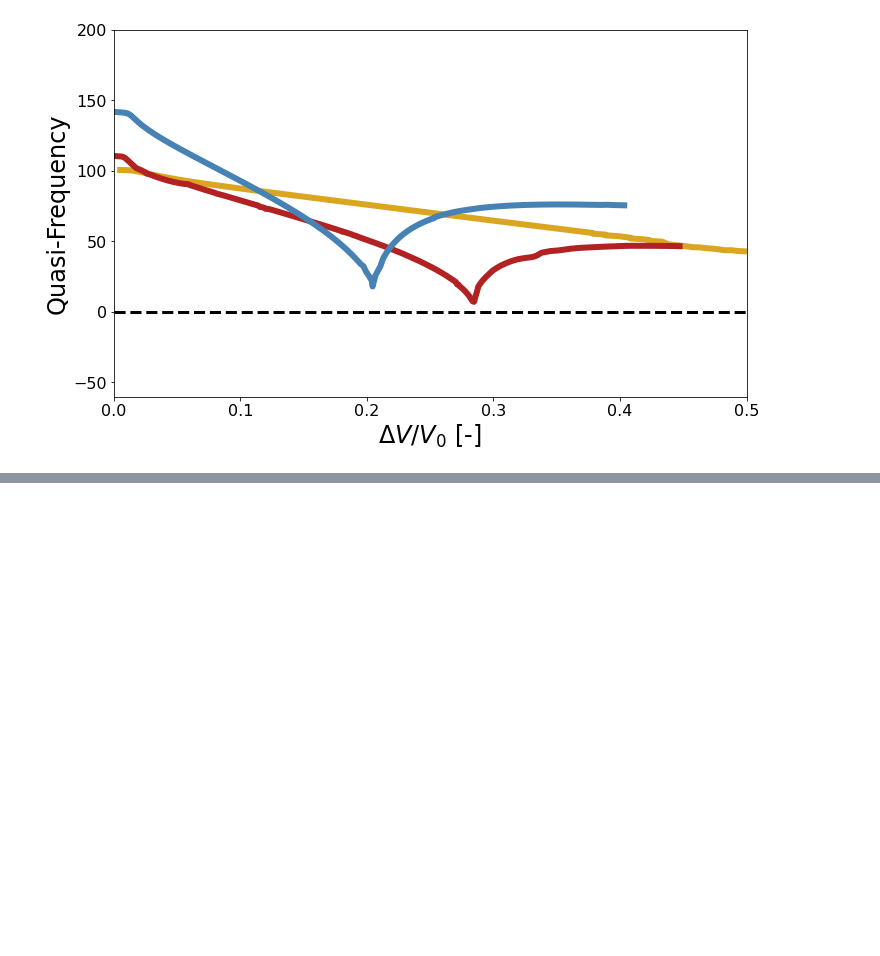
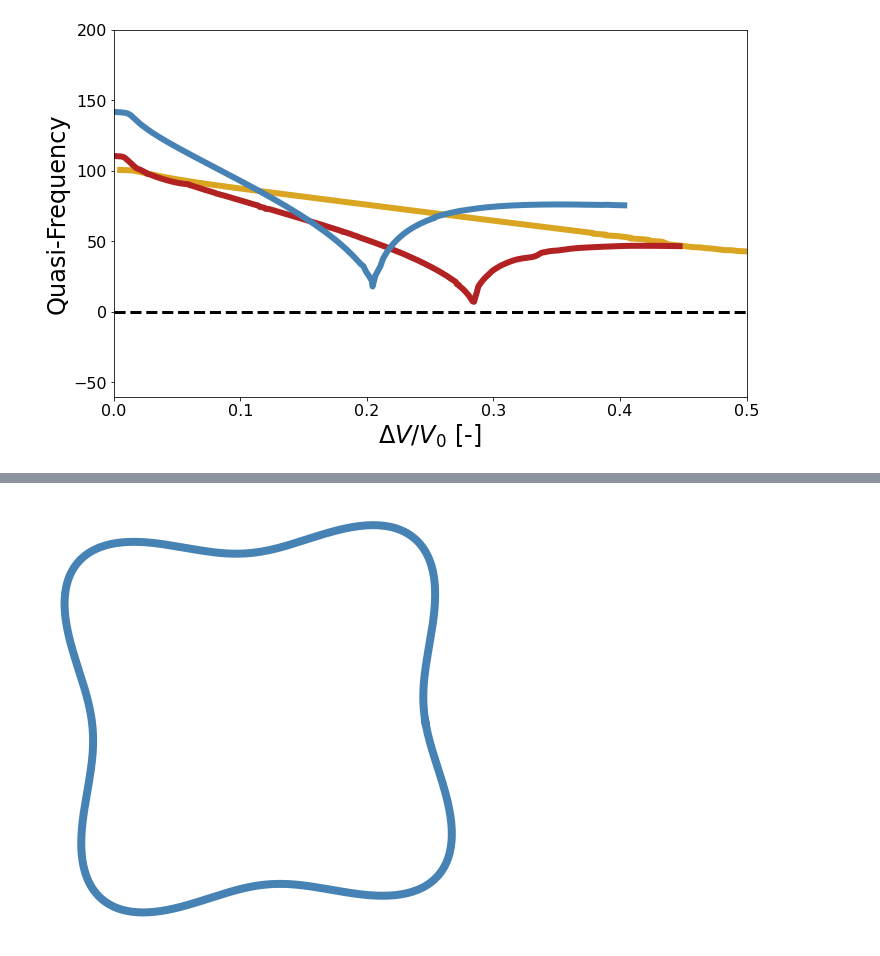
Before and after one commit to bertoldi-collab/buckling-cylinders, a Jupyter notebook: figure_making_ses.ipynb, the cells around one changed output, grey strips where cells are left out. Saved outputs shown, nothing was run; the diff lists cells and outputs as text; code cells hidden in the pictures; blank space fills up the shorter version.

```diff
--- a/figure_making_ses.ipynb
+++ b/figure_making_ses.ipynb
@@ -203,6 +203,19 @@ def plot_vert_line(axis, x_val, alpha = 1, color = None):
     else: fac_mult = 0.5
 
     axis.vlines(x_val, ylim_cur[0]*fac_mult, ylim_cur[1]*2, color = color, linestyles = 'dashed', linewidth = linewidth_all, alpha = alpha)
+
+def plot_lin_mode(axis, num_folds, color = None, extra_thickness = 5):
+    if color is None: color = colors_all[num_folds - 2]
+    data_all = np.load(f'{folder_out}/sim_{num_folds}folds_lin_data.npz')
+
+    x_plot = np.append(data_all['x_plot'], data_all['x_plot'][0])
+    y_plot = np.append(data_all['y_plot'], data_all['y_plot'][0])
+
+    axis.plot(x_plot, y_plot, linewidth = linewidth_all + extra_thickness, color = color)
+    axis.set_aspect('equal', 'box')
+    axis.axis('off')
+    axis.get_xaxis().set_ticks([])
+    axis.get_yaxis().set_ticks([])
 # %%
 '''improve plot fxns'''
 def improve_plot_multi(axis, xlabel = '', ylabel = '', ylim_top = None, ylim_bottom = None, xlim_left = None, xlim_right = None, sharex = False, sharey = False):
@@ -625,0 +658,9 @@ fig.savefig(f'{folder_out}/freq_twist_only_all.png', dpi = 300)
+# %%
+fig, ax = plt.subplots(figsize = (6,6), constrained_layout = True)
+
+num_folds = 4
+
+plot_lin_mode(ax, num_folds)
+fig.savefig(f'{folder_out}/{num_folds}folds_lin_mode.png', dpi = 300)
+# %% [output]
+[figure, added]
```
Also changed, not shown: parts of 1 cell of this notebook, 24 other files.
